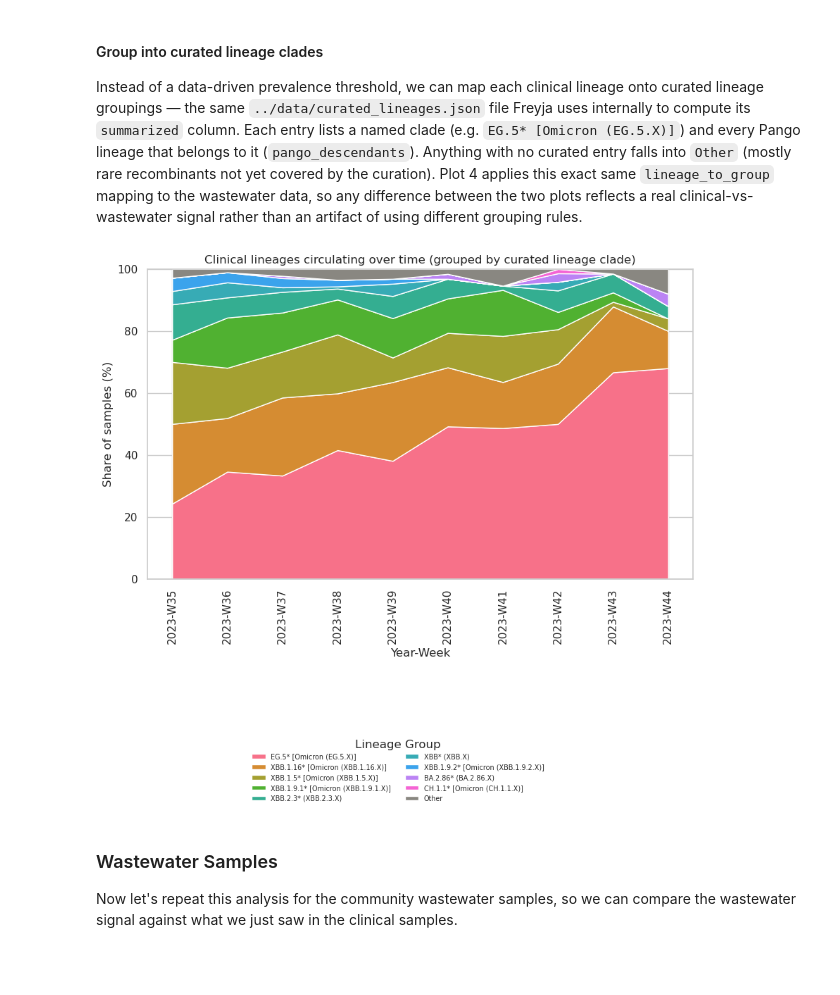
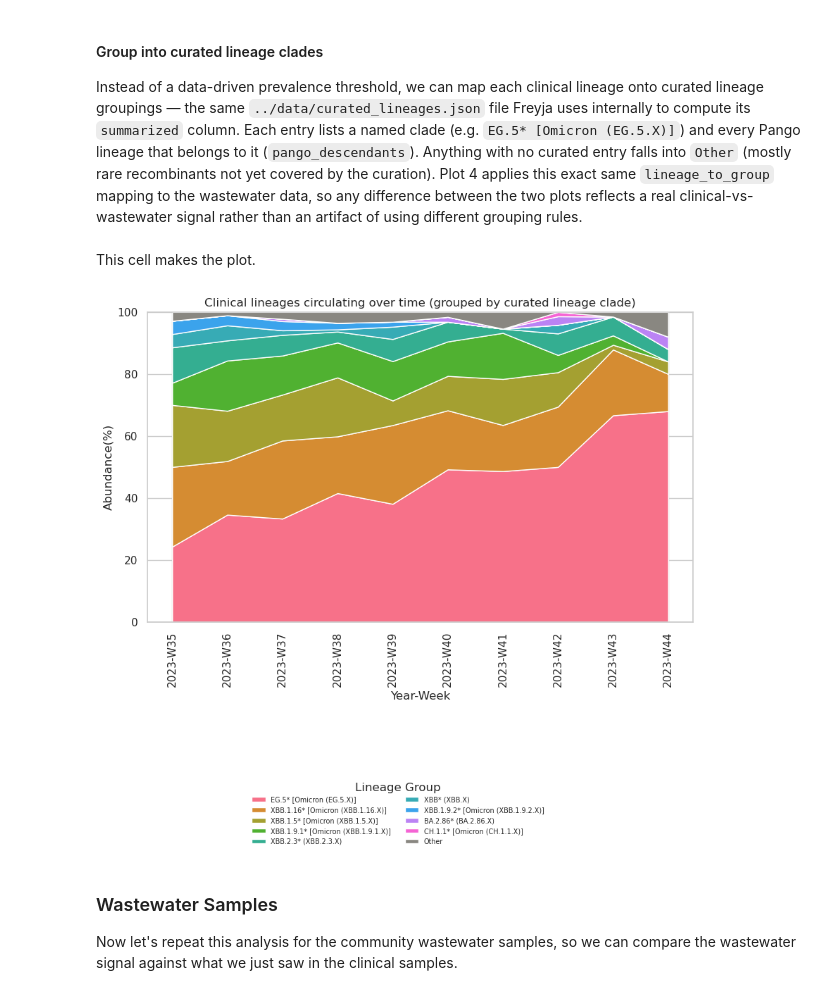
Before and after one commit to TAP-WES-Bioinformatics/data-visualization-tutorial, a Jupyter notebook: Step2/Step2.ipynb, the cells around one changed output. Saved outputs shown, nothing was run; the diff lists cells and outputs as text; code cells hidden in the pictures; blank space fills up the shorter version.

```diff
--- a/Step2/Step2.ipynb
+++ b/Step2/Step2.ipynb
@@ -89,31 +93,33 @@ lineage_order_top = [g for g in weekly_pct_top.sum().sort_values(ascending=False
 if "Other" in weekly_pct_top.columns:
     lineage_order_top.append("Other")
 weekly_pct_top = weekly_pct_top[lineage_order_top]
+# %% [markdown]
+This cell makes the plot.
 # %%
 sns.set_theme(style="whitegrid")
 fig, ax = plt.subplots(figsize=(10, 8))
 colors_top = sns.color_palette("husl", n_colors=len(lineage_order_top) - 1) + ["#898781"]  # neutral gray for Other
 ax.stackplot(
     weekly_pct_top.index,
     weekly_pct_top.T.values,
     labels=lineage_order_top,
     colors=colors_top,
     baseline="zero",
 )
 ax.set_ylim(0, 100)
 ax.set_xlabel("Year-Week")
-ax.set_ylabel("Share of samples (%)")
+ax.set_ylabel("Abundance(%)")
 ax.set_title("Clinical lineages circulating over time (grouped by curated lineage clade)")
 plt.setp(ax.get_xticklabels(), rotation=90)
 
 handles, labels = ax.get_legend_handles_labels()
 ncol = 2
 rows = -(-len(labels) // ncol)
 fig.legend(handles, labels, loc="lower center", ncol=ncol, fontsize="xx-small", frameon=False, title="Lineage Group")
 fig.subplots_adjust(top=0.95, bottom=min(0.5, 0.15 + 0.05 * rows))
 plt.show()
 # %% [output]
-[figure, old version]
+[figure, new version]
 # %% [markdown]
 ### Wastewater Samples
 Now let's repeat this analysis for the community wastewater samples, so we can compare the wastewater signal against what we just saw in the clinical samples.
```
Also changed, not shown: parts of 9 cells of this notebook, 3 other files.
